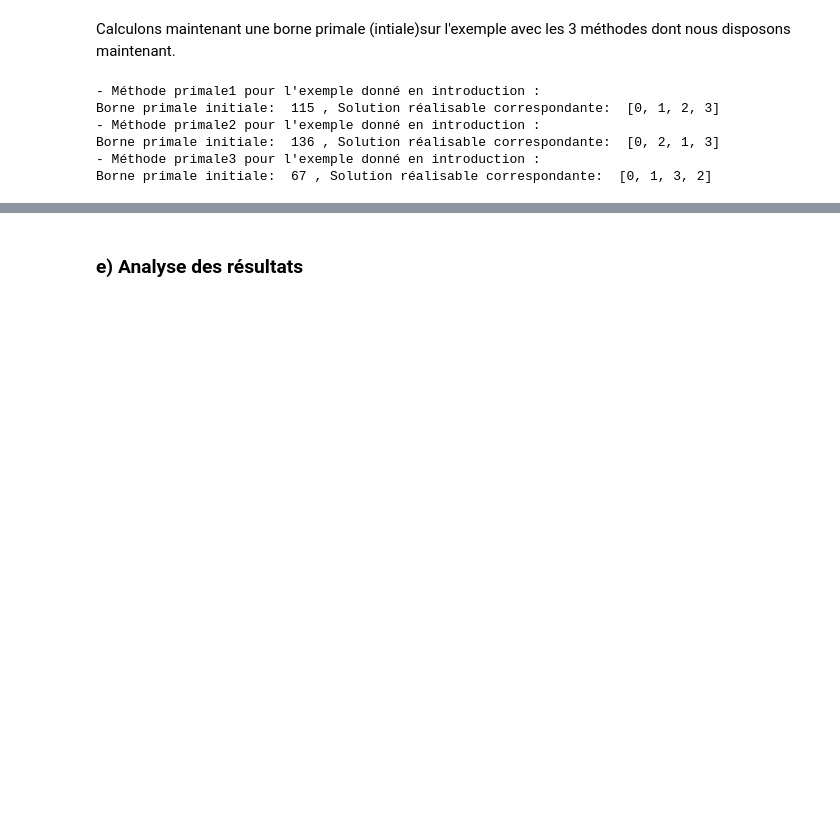
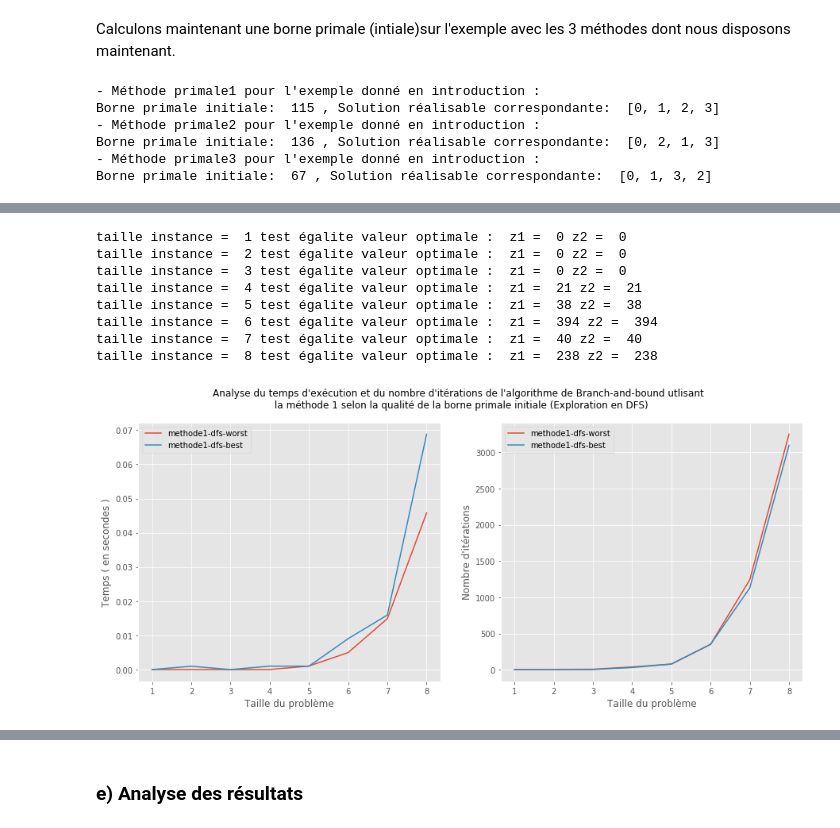
Before and after one commit to AntoineJkl/Operation-Research-Project, a Jupyter notebook: ROProject.ipynb, the cells around one changed output, grey strips where cells are left out. Drawn from its saved outputs; the diff is of its cells as text; code cells hidden in the pictures; blank space fills up the shorter version.

```diff
--- a/ROProject.ipynb
+++ b/ROProject.ipynb
@@ -1062,0 +1198,55 @@ Nous remarqué dans la section précédente que... (ajouter exemple pertinent ??
+# %%
+#Avec la méthode 1 (DFS)
+val=[i for i in range(1,9)]
+
+t_m1_dfs_worst = [] ; t_m1_dfs_best = []
+
+
+for n in val:
+    print("taille instance = ",n,"test égalite valeur optimale : ", end="")
+    probleme = Ordonnancement()
+    probleme.problemeAleatoire(n)
+
+    #Méthode 1 avec un parcours en largeur (BFS) pour la "pire" méthode:
+    t1_bb2 = time.time()
+    z1,x1,k1 = branch_and_bound(probleme,primale_worst,borne_duale1,Branchement1,depth_first_method)
+    print(" z1 = ",z1,end="")
+    t_m1_dfs_worst.append([time.time()-t1_bb2,k1])
+
+    #Méthode 1 avec un parcours en largeur (BFS) pour la "meilleure" méthode:
+    t1_bb2 = time.time()
+    z2,x2,k2 = branch_and_bound(probleme,primale_best,borne_duale1,Branchement1,depth_first_method)
+    print(" z2 = ",z2,end="")
+    t_m1_dfs_best.append([time.time()-t1_bb2,k2])
+    print("")
+
+#affichage resultats
+plt.figure(figsize=(15,6))
+plt.suptitle("Analyse du temps d'exécution et du nombre d'itérations de l'algorithme de Branch-and-bound utlisant \n la méthode 1 selon la qualité de la borne primale initiale (Exploration en DFS)")
+
+label=["methode1-dfs-worst","methode1-dfs-best"]
+plt.subplot(121)
+for t,l in zip([t_m1_dfs_worst,t_m1_dfs_best],label):
+    plt.plot(val,[z[0] for z in t],label=l)
+plt.ylabel("Temps ( en secondes )")
+plt.xlabel("Taille du problème")
+plt.legend()
+
+plt.subplot(122)
+for t,l in zip([t_m1_dfs_worst,t_m1_dfs_best],label):
+    plt.plot(val,[z[1] for z in t],label=l)
+plt.ylabel("Nombre d'itérations")
+plt.xlabel("Taille du problème")
+plt.legend()
+
+plt.show()
+# %% [output]
+taille instance =  1 test égalite valeur optimale :  z1 =  0 z2 =  0
+taille instance =  2 test égalite valeur optimale :  z1 =  0 z2 =  0
+taille instance =  3 test égalite valeur optimale :  z1 =  0 z2 =  0
+taille instance =  4 test égalite valeur optimale :  z1 =  21 z2 =  21
+taille instance =  5 test égalite valeur optimale :  z1 =  38 z2 =  38
+taille instance =  6 test égalite valeur optimale :  z1 =  394 z2 =  394
+taille instance =  7 test égalite valeur optimale :  z1 =  40 z2 =  40
+taille instance =  8 test égalite valeur optimale :  z1 =  238 z2 =  238
+[figure, added]
```
Also changed, not shown: parts of 25 cells of this notebook.
